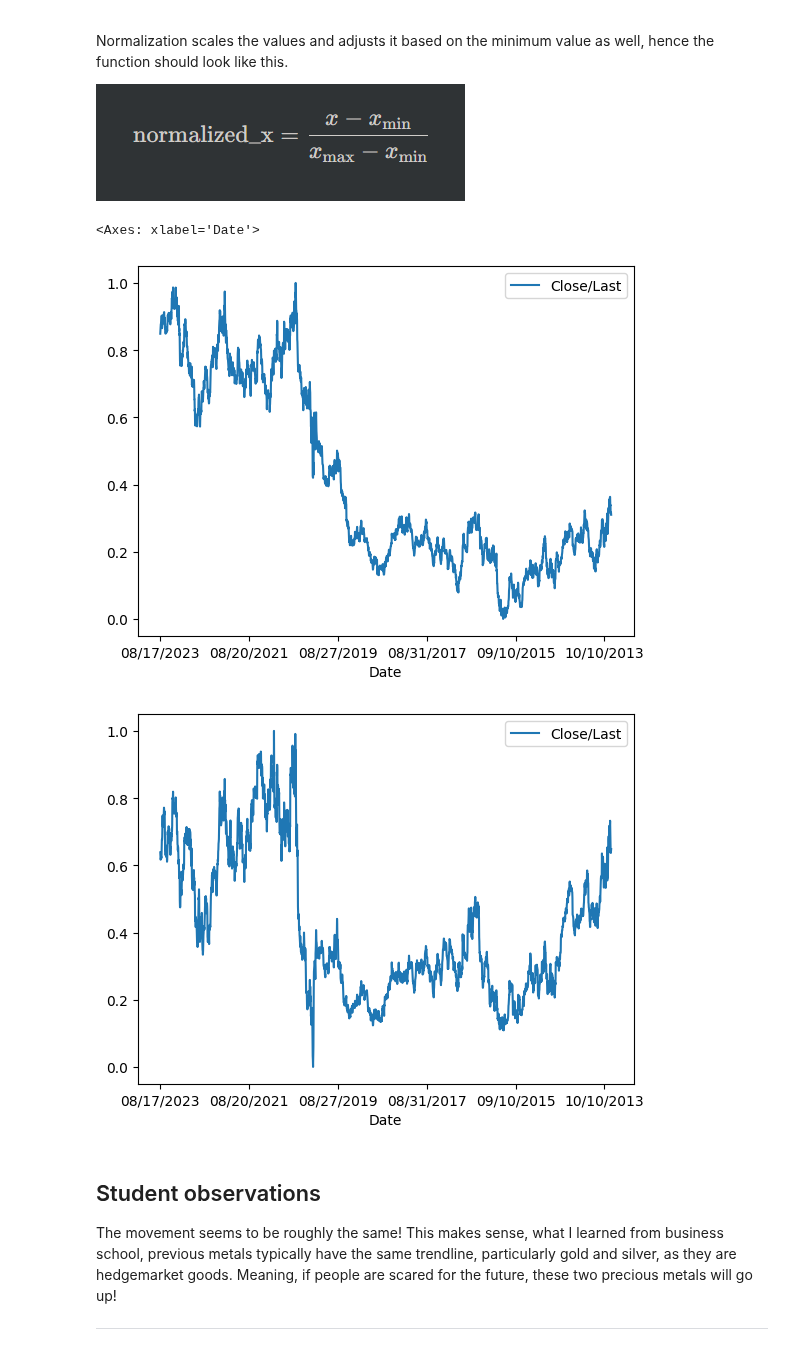
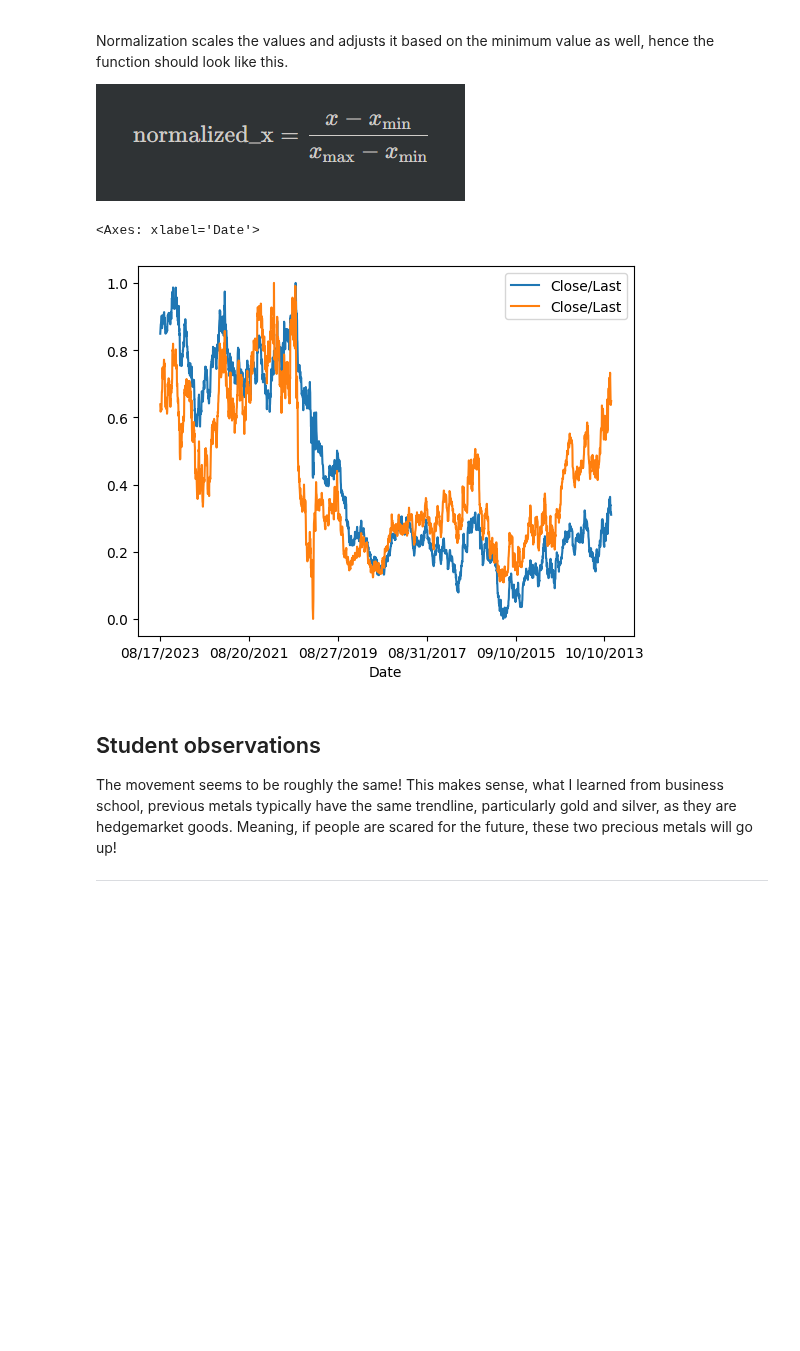
Before and after one commit to jehuhta/Intro_Data_Analytics_Huhta_Jeremy_Spring2025, a Jupyter notebook: Exercises_2_Pandas/DataAnalyticsExerciseSet2.ipynb, the cells around one changed output. Cells and saved outputs as stored; diff of their text form; code cells hidden in the pictures; blank space fills up the shorter version.

Commit message:
Reviewed and fixed  the pandas exercise set after feedback from lecturer.

```diff
--- a/Exercises_2_Pandas/DataAnalyticsExerciseSet2.ipynb
+++ b/Exercises_2_Pandas/DataAnalyticsExerciseSet2.ipynb
@@ -1021,25 +1054,26 @@ Normalization scales the values and adjusts it based on the minimum value as wel
 # %%
 # Making the normalization function
 def normalizer_0_1(series):
     min_val = series.min()
     max_val = series.max()
 
     # this mimics the image above
     result = (series - min_val) / (max_val - min_val)
     return result
 
 # Applying the normalization function.
 df_gold['Close/Last'] = normalizer_0_1(df_gold['Close/Last'])
 df_silver['Close/Last'] = normalizer_0_1(df_silver['Close/Last'])
 
 # Rendering the plots. Having two lines in the same graph would
 # be nice later (seaborn!)
-df_gold.plot(x='Date', y='Close/Last')
-df_silver.plot(x='Date', y='Close/Last')
+gold_graph = df_gold.plot(x='Date', y='Close/Last')
+df_silver.plot(x='Date', y='Close/Last', ax=gold_graph)
+
+# FIXED after review by lecturer.
 # %% [output]
 <Axes: xlabel='Date'>
-[figure, old version]
+[figure, new version]
-[figure, removed]
 # %% [markdown]
 ## Student observations
 
```
Also changed, not shown: parts of 12 cells of this notebook.
